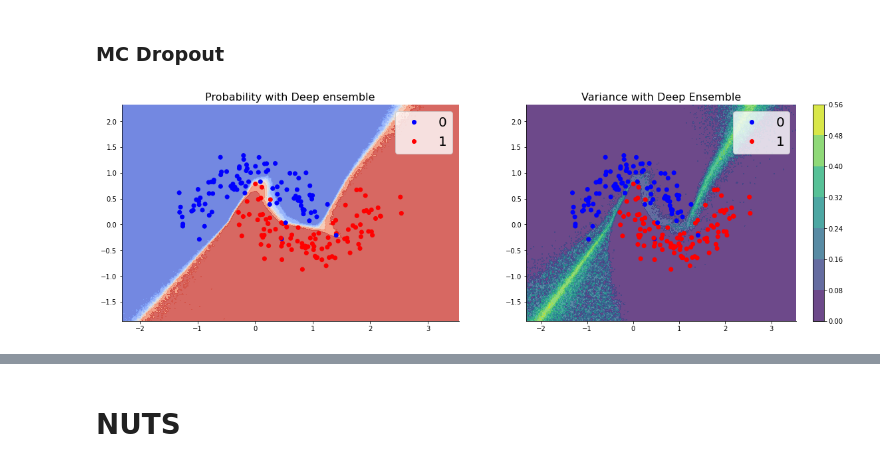
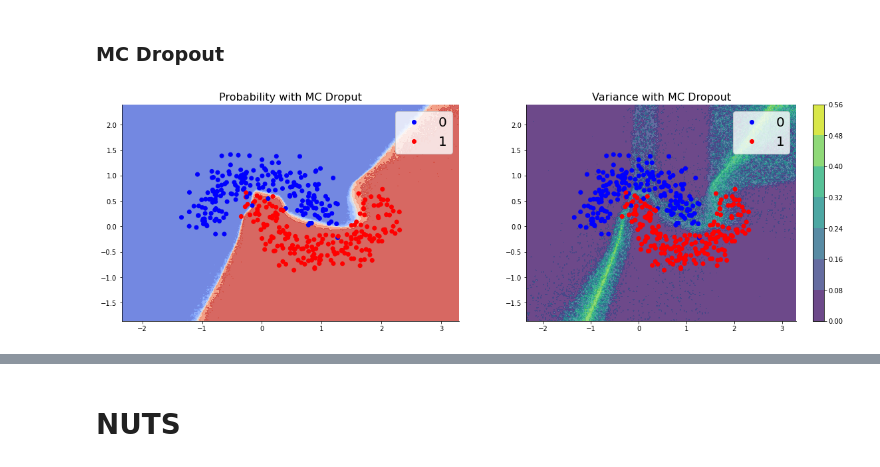
Before and after one commit to nipunbatra/bnn-zoo, a Jupyter notebook: notebooks/classification/makemoons_comparison.ipynb, the cells around one changed output, grey strips where cells are left out. Drawn from its saved outputs; the diff is of its cells as text; code cells hidden in the pictures.

```diff
--- a/notebooks/classification/makemoons_comparison.ipynb
+++ b/notebooks/classification/makemoons_comparison.ipynb
@@ -43,5 +45,5 @@ xx.shape
 # %%
-X_train, X_test, y_train, y_test = train_test_split(X, Y, test_size=0.1, random_state=42)
+X_train, X_test, y_train, y_test = train_test_split(X, Y, test_size=0.5, random_state=45)
 # %%
 X_train = jnp.array(X_train)
 X_test = jnp.array(X_test)
@@ -50,7 +52,7 @@ y_test = jnp.array(y_test)
 # %% [markdown]
 # Single MLP
 # %%
-model = cmlp.cmlp([16,32,64,32,16,1],[nn.relu,nn.relu,nn.relu,nn.relu,nn.relu],[0.03]*5)
+model = cmlp.cmlp([8,16,32,16,8,1],[nn.relu,nn.relu,nn.relu,nn.relu,nn.relu],[0.03]*5)
 # %%
 auxs = {
     "X" : X_train,
@@ -62,7 +64,7 @@ auxs = {
 # %%
 seed=0
 params = model.init(jax.random.PRNGKey(seed), X_train, deterministic = True)
-params, loss =  fits.fit(model, params,X_train,y_train,True,learning_rate=0.01, epochs=100)
+params, loss =  fits.fit(model, params,X_train,y_train,True,learning_rate=0.01, epochs=1000,batch_size=64)
 # %%
 plt.plot(jnp.arange(0,loss.shape[0],1),loss)
 sns.despine()
@@ -73,4 +73,3 @@ sns.despine()
 # %%
 y_pred_train = model.apply(params, X_train, deterministic=True)
 y_pred_test = model.apply(params, X_test, deterministic=True)
-plot_train_test(X_train,X_test,y_pred_train,y_pred_test,y_train,y_test)
@@ -153,6 +160,7 @@ y_stacks = jax.vmap(fun=func, in_axes=(None, 0))(params, jnp.arange(50))
 mc_pred_mean= jnp.array(y_stacks).mean(axis=0).reshape(xx.shape)
 mc_pred_sigma = (jnp.array(y_stacks).std(axis=0)).reshape(yy.shape)
 # %%
-plot_binary_class(X,Y,xx,yy,mc_pred_mean,mc_pred_sigma,titles=("Probability with Deep ensemble","Variance with Deep Ensemble"))
+plot_binary_class(X,Y,xx,yy,mc_pred_mean,mc_pred_sigma,titles=("Probability with MC Droput","Variance with MC Dropout"))
+plt.savefig("MC Dropout Moons.pdf")
 # %% [output]
-[figure, old version]
+[figure, new version]
```
Also changed, not shown: parts of 24 cells of this notebook.
